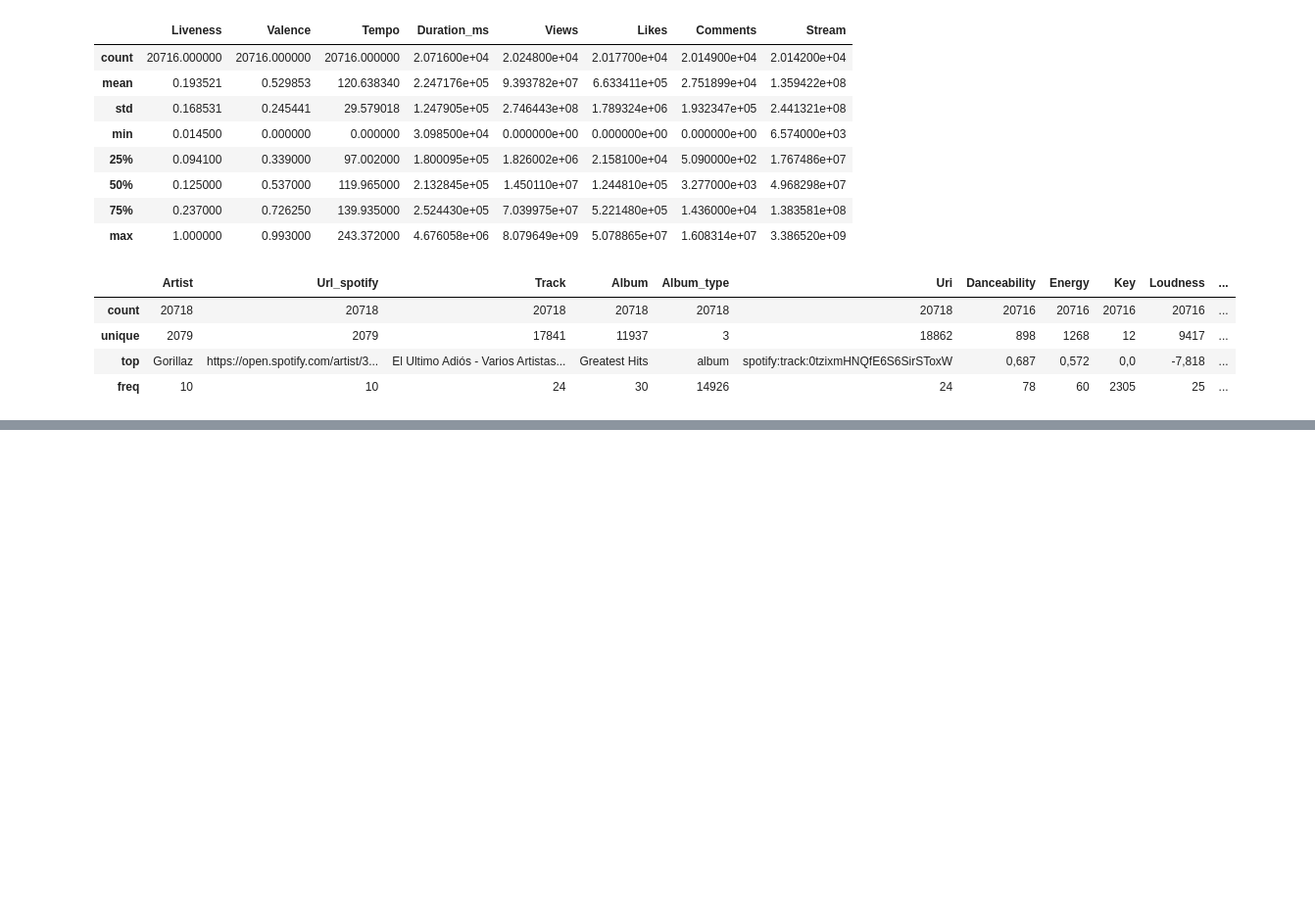
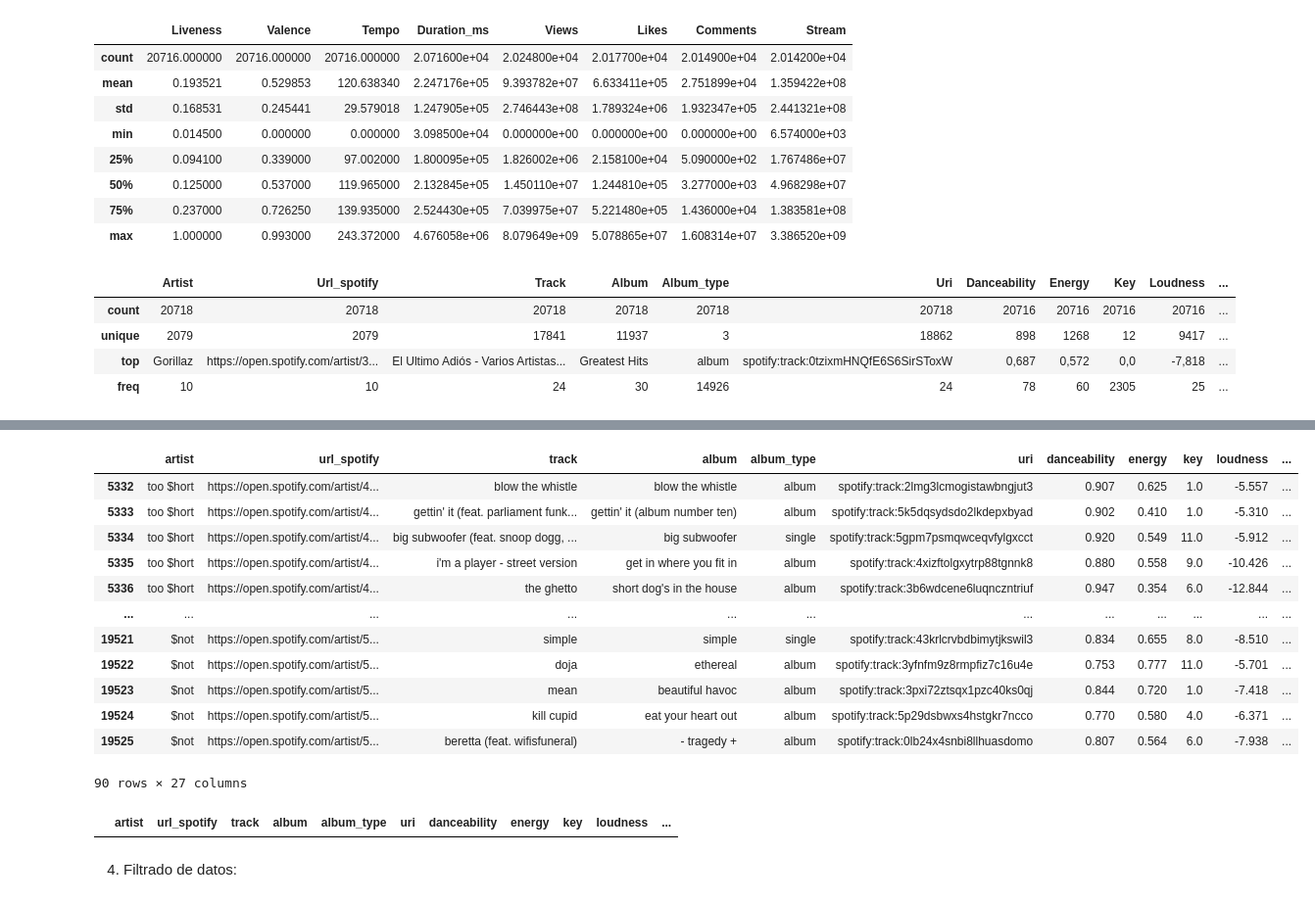
Before and after one commit to inesaag/promo-G-DA-modulo3-evaluacion-intermedia-Ines, a Jupyter notebook: ejercicios.ipynb, the cells around one changed output, grey strips where cells are left out. Shown at 98% size. Saved outputs shown, nothing was run; the diff lists cells and outputs as text; code cells hidden in the pictures; blank space fills up the shorter version.

```diff
--- a/ejercicios.ipynb
+++ b/ejercicios.ipynb
@@ -139,0 +170,3 @@ df.describe(include = 'object')
+# %%
+for columna in col1:
+    df[columna] = df[columna].apply(to_float)
@@ -139,0 +195,12 @@ df.describe(include = 'object')
+# %%
+#- Hay algunas canciones cuyo título está en mayúsulas. Crea una función para que todos los títulos estén en minúscula. Haz lo mismo para las columnas de "title" y "album".
+col2 = ["title","album"]
+# %%
+def minus(valor):
+    try:
+        return valor.lower()
+    except:
+        return None
+# %%
+for columna in col2:
+    df[columna] = df[columna].apply(minus)
@@ -139,0 +218,17 @@ df.describe(include = 'object')
+# %%
+artistas1 = df[df['artist'].str.contains('\$', na=False)]
+artistas1
+# %% [output]
+|  | artist | url_spotify | track | album | album_type | uri | danceability | energy | key | loudness | ... |
+| 5332 | too $hort | https://open.spotify.com/artist/4... | blow the whistle | blow the whistle | album | spotify:track:2lmg3lcmogistawbngjut3 | 0.907 | 0.625 | 1.0 | -5.557 | ... |
+| 5333 | too $hort | https://open.spotify.com/artist/4... | gettin' it (feat. parliament funk... | gettin' it (album number ten) | album | spotify:track:5k5dqsydsdo2lkdepxbyad | 0.902 | 0.410 | 1.0 | -5.310 | ... |
+| 5334 | too $hort | https://open.spotify.com/artist/4... | big subwoofer (feat. snoop dogg, ... | big subwoofer | single | spotify:track:5gpm7psmqwceqvfylgxcct | 0.920 | 0.549 | 11.0 | -5.912 | ... |
+| 5335 | too $hort | https://open.spotify.com/artist/4... | i'm a player - street version | get in where you fit in | album | spotify:track:4xizftolgxytrp88tgnnk8 | 0.880 | 0.558 | 9.0 | -10.426 | ... |
+| 5336 | too $hort | https://open.spotify.com/artist/4... | the ghetto | short dog's in the house | album | spotify:track:3b6wdcene6luqnczntriuf | 0.947 | 0.354 | 6.0 | -12.844 | ... |
+| ... | ... | ... | ... | ... | ... | ... | ... | ... | ... | ... | ... |
+| 19521 | $not | https://open.spotify.com/artist/5... | simple | simple | single | spotify:track:43krlcrvbdbimytjkswil3 | 0.834 | 0.655 | 8.0 | -8.510 | ... |
+| 19522 | $not | https://open.spotify.com/artist/5... | doja | ethereal | album | spotify:track:3yfnfm9z8rmpfiz7c16u4e | 0.753 | 0.777 | 11.0 | -5.701 | ... |
+| 19523 | $not | https://open.spotify.com/artist/5... | mean | beautiful havoc | album | spotify:track:3pxi72ztsqx1pzc40ks0qj | 0.844 | 0.720 | 1.0 | -7.418 | ... |
+| 19524 | $not | https://open.spotify.com/artist/5... | kill cupid | eat your heart out | album | spotify:track:5p29dsbwxs4hstgkr7ncco | 0.770 | 0.580 | 4.0 | -6.371 | ... |
+| 19525 | $not | https://open.spotify.com/artist/5... | beretta (feat. wifisfuneral) | - tragedy + | album | spotify:track:0lb24x4snbi8llhuasdomo | 0.807 | 0.564 | 6.0 | -7.938 | ... |
+90 rows × 27 columns
@@ -139,0 +243,7 @@ df.describe(include = 'object')
+# %%
+artistas2 = df[df['artist'].str.contains('\$', na=False)]
+artistas2
+# %% [output]
+|  | artist | url_spotify | track | album | album_type | uri | danceability | energy | key | loudness | ... |
+# %% [markdown]
+4. Filtrado de datos:
```
Also changed, not shown: parts of 27 cells of this notebook.
